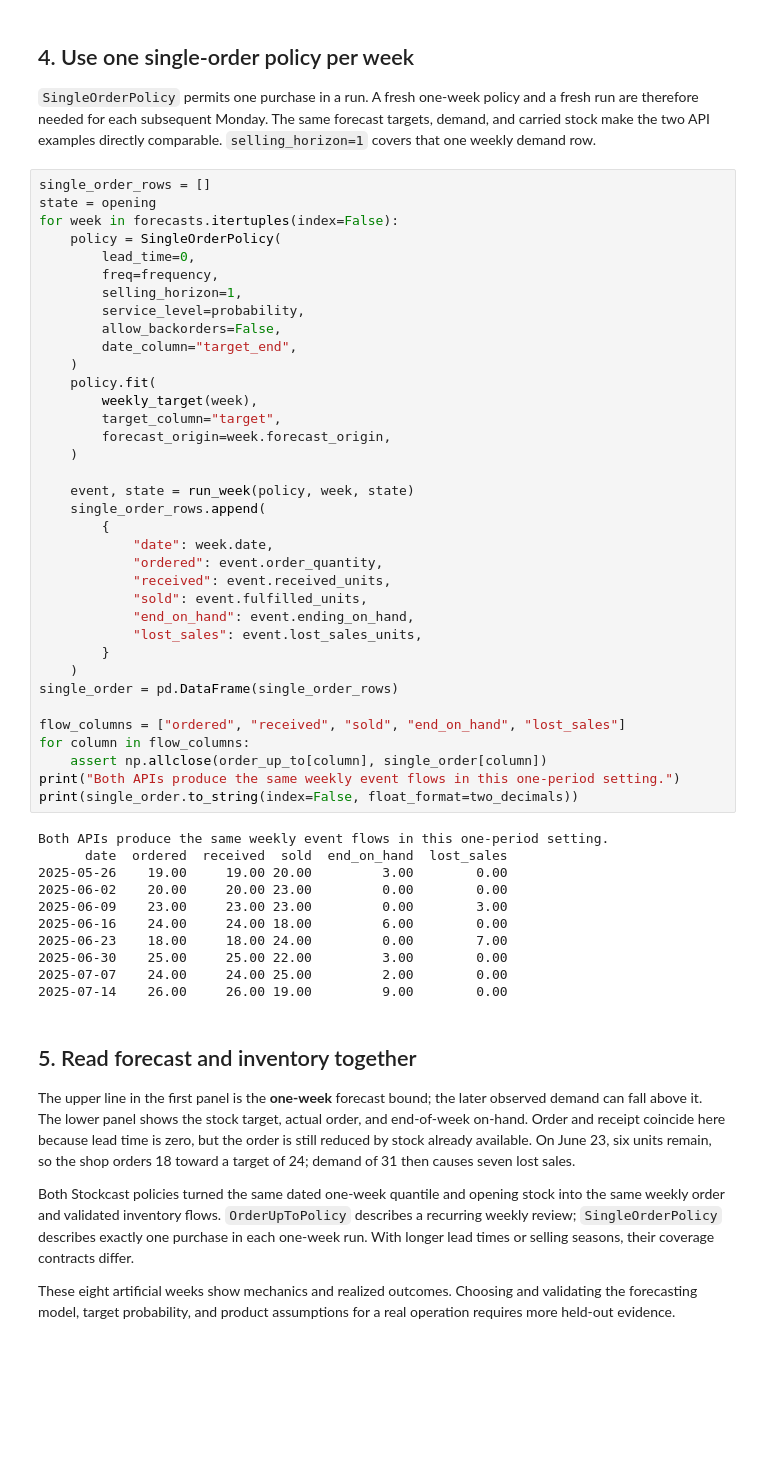
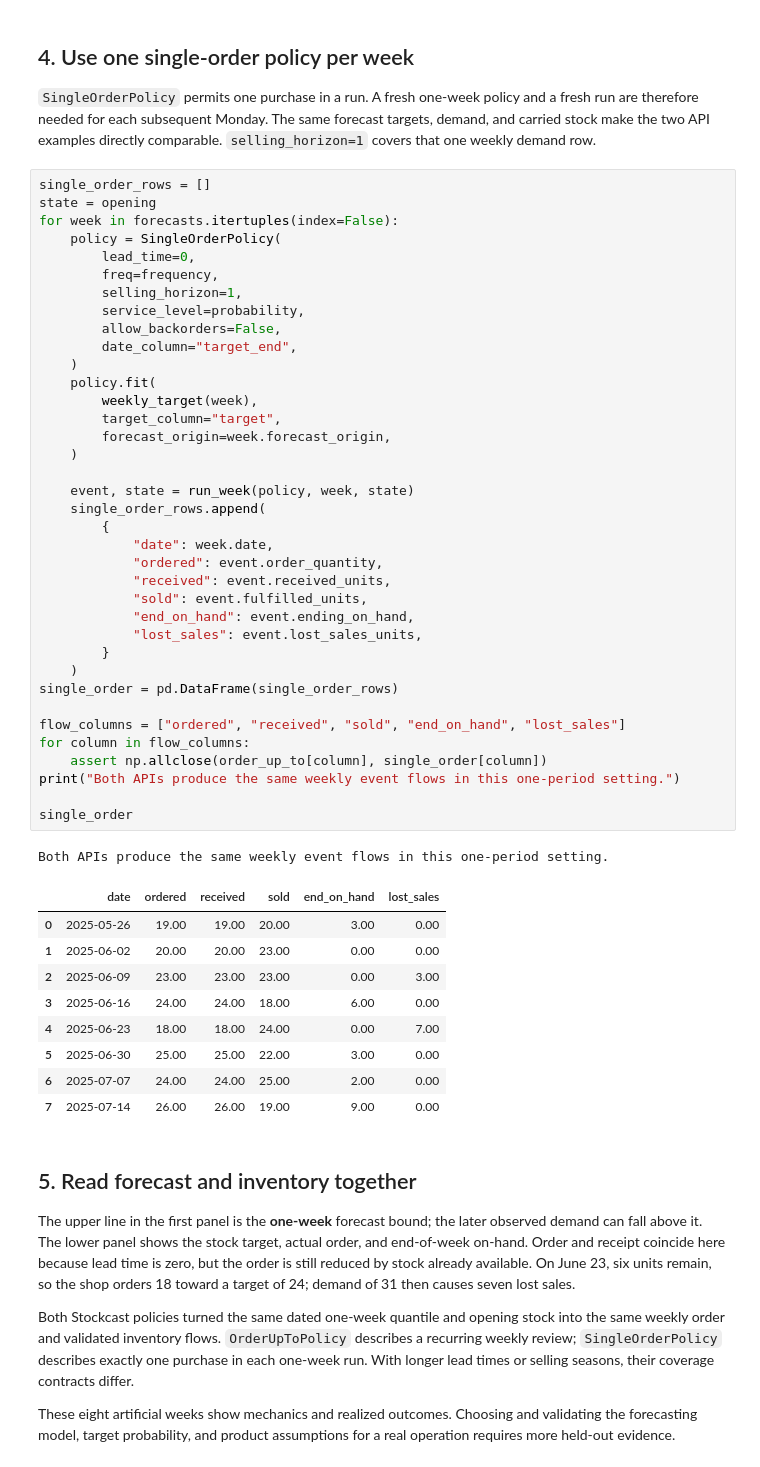
Before and after one commit to FilTheo/stockcast, a Jupyter notebook: examples/notebooks/04_forecast_to_inventory_integration.ipynb, the cells around one changed output. Cells and saved outputs as stored; diff of their text form; blank space fills up the shorter version.

```diff
--- a/examples/notebooks/04_forecast_to_inventory_integration.ipynb
+++ b/examples/notebooks/04_forecast_to_inventory_integration.ipynb
@@ -278,43 +277,44 @@ for week in forecasts.itertuples(index=False):
         selling_horizon=1,
         service_level=probability,
         allow_backorders=False,
         date_column="target_end",
     )
     policy.fit(
         weekly_target(week),
         target_column="target",
         forecast_origin=week.forecast_origin,
     )
 
     event, state = run_week(policy, week, state)
     single_order_rows.append(
         {
             "date": week.date,
             "ordered": event.order_quantity,
             "received": event.received_units,
             "sold": event.fulfilled_units,
             "end_on_hand": event.ending_on_hand,
             "lost_sales": event.lost_sales_units,
         }
     )
 single_order = pd.DataFrame(single_order_rows)
 
 flow_columns = ["ordered", "received", "sold", "end_on_hand", "lost_sales"]
 for column in flow_columns:
     assert np.allclose(order_up_to[column], single_order[column])
 print("Both APIs produce the same weekly event flows in this one-period setting.")
-print(single_order.to_string(index=False, float_format=two_decimals))
+
+single_order
 # %% [output]
 Both APIs produce the same weekly event flows in this one-period setting.
-      date  ordered  received  sold  end_on_hand  lost_sales
-2025-05-26    19.00     19.00 20.00         3.00        0.00
-2025-06-02    20.00     20.00 23.00         0.00        0.00
-2025-06-09    23.00     23.00 23.00         0.00        3.00
-2025-06-16    24.00     24.00 18.00         6.00        0.00
-2025-06-23    18.00     18.00 24.00         0.00        7.00
-2025-06-30    25.00     25.00 22.00         3.00        0.00
-2025-07-07    24.00     24.00 25.00         2.00        0.00
-2025-07-14    26.00     26.00 19.00         9.00        0.00
+|  | date | ordered | received | sold | end_on_hand | lost_sales |
+| 0 | 2025-05-26 | 19.00 | 19.00 | 20.00 | 3.00 | 0.00 |
+| 1 | 2025-06-02 | 20.00 | 20.00 | 23.00 | 0.00 | 0.00 |
+| 2 | 2025-06-09 | 23.00 | 23.00 | 23.00 | 0.00 | 3.00 |
+| 3 | 2025-06-16 | 24.00 | 24.00 | 18.00 | 6.00 | 0.00 |
+| 4 | 2025-06-23 | 18.00 | 18.00 | 24.00 | 0.00 | 7.00 |
+| 5 | 2025-06-30 | 25.00 | 25.00 | 22.00 | 3.00 | 0.00 |
+| 6 | 2025-07-07 | 24.00 | 24.00 | 25.00 | 2.00 | 0.00 |
+| 7 | 2025-07-14 | 26.00 | 26.00 | 19.00 | 9.00 | 0.00 |
 # %% [markdown]
 ## 5. Read forecast and inventory together
 
```
Also changed, not shown: parts of 6 cells of this notebook.
